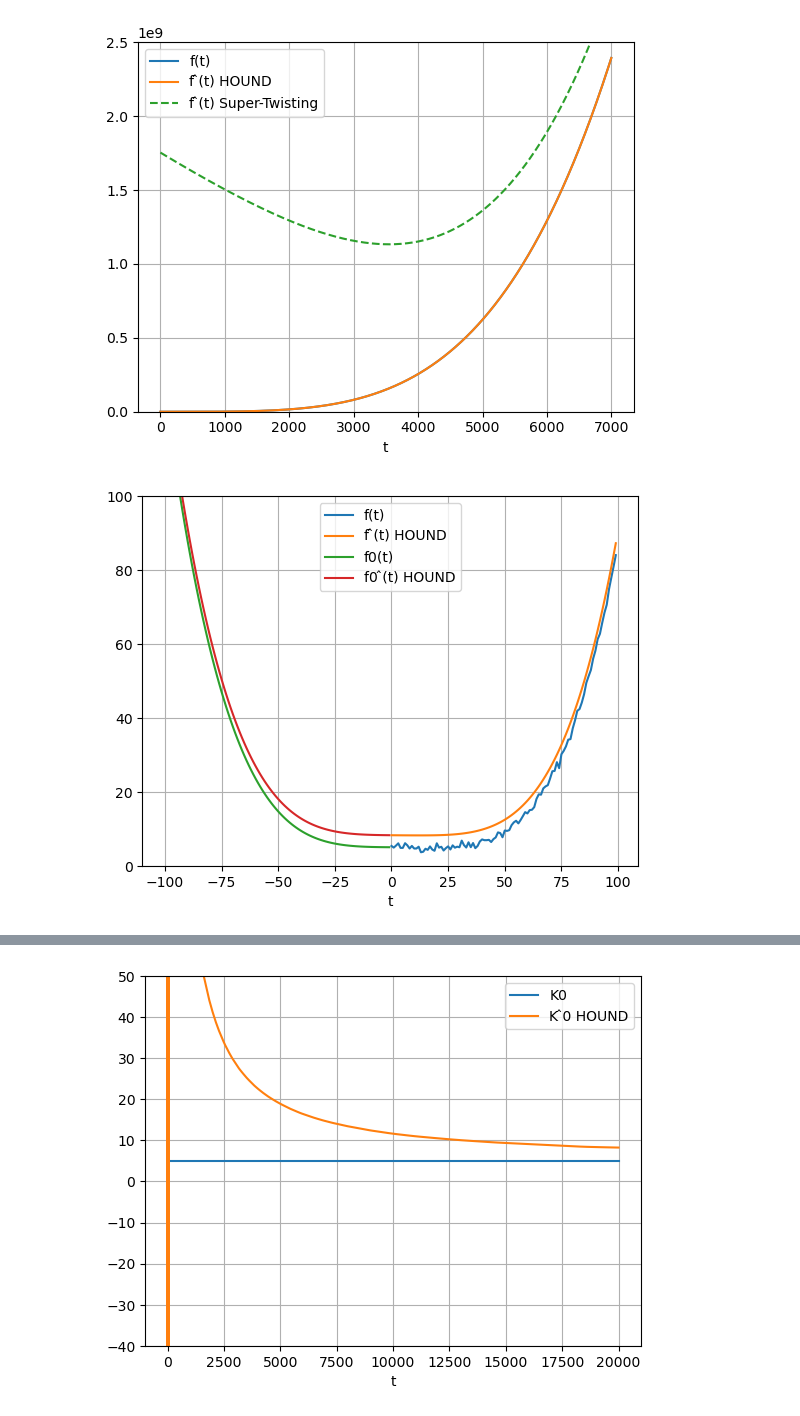
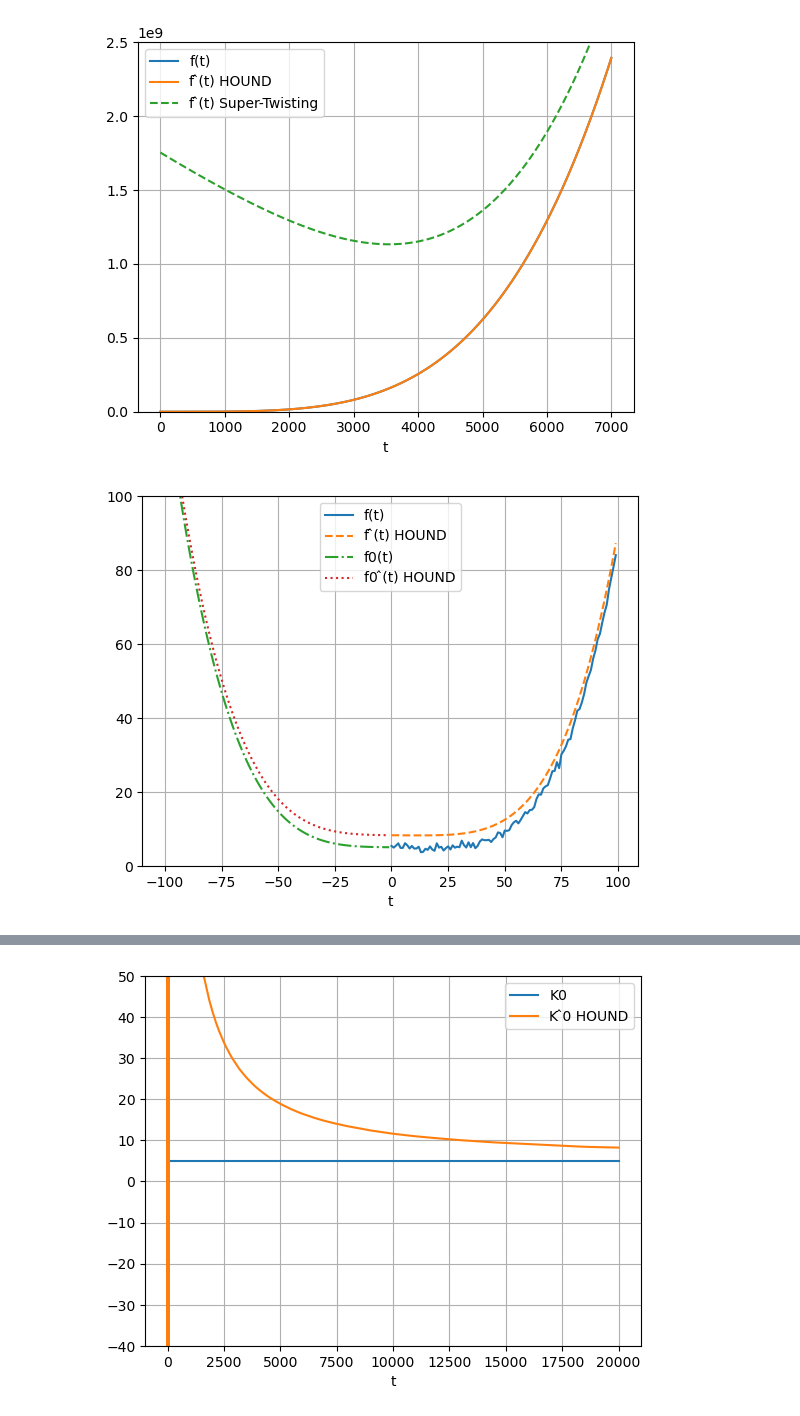
Before and after one commit to katrichek/HOUND, a Jupyter notebook: HOUND.ipynb, the cells around one changed output, grey strips where cells are left out. Saved outputs shown, nothing was run; the diff lists cells and outputs as text; code cells hidden in the pictures.

```diff
--- a/HOUND.ipynb
+++ b/HOUND.ipynb
@@ -189,47 +189,47 @@ plt.show();
 fig, ax = plt.subplots()
 ax.set_ylim(0, 100)
 x = 100
-ax.plot(ts[:x], fs[:x], label='f(t)')
-ax.plot(ts[:x], interp_HOUND[:x], label='f ̂(t) HOUND', linestyle="solid")
-ax.plot(extra_prev_ts, extra_prev_f0, label='f0(t)')
-ax.plot(extra_prev_ts, extra_prev_z0_HOUND, label='f0 ̂(t) HOUND', linestyle="solid")
+ax.plot(ts[:x], fs[:x], label='f(t)', linestyle="solid")
+ax.plot(ts[:x], interp_HOUND[:x], label='f ̂(t) HOUND', linestyle="dashed")
+ax.plot(extra_prev_ts, extra_prev_f0, label='f0(t)', linestyle="dashdot")
+ax.plot(extra_prev_ts, extra_prev_z0_HOUND, label='f0 ̂(t) HOUND', linestyle="dotted")
 ax.set_xlabel("t")
 ax.grid();
 plt.legend()
 plt.show();
 
 fig, ax = plt.subplots()
 x = -100
-ax.plot(ts[x:], fs[x:], label='f(t)')
-ax.plot(ts[x:], interp_HOUND[x:], label='f ̂(t) HOUND', linestyle="solid")
+ax.plot(ts[x:], fs[x:], label='f(t)', linestyle="solid")
+ax.plot(ts[x:], interp_HOUND[x:], label='f ̂(t) HOUND', linestyle="dashdot")
 ax.plot(ts[x:], interpLevant[x:], label='f ̂(t) Super-Twisting', linestyle="dashed")
 ax.plot(ts[x:], interpKhalil[x:], label='f ̂(t) High-Gain', linestyle="dotted")
-ax.plot(extra_post_ts, extra_post_f0, label='f0(t)')
-ax.plot(extra_post_ts, extra_post_z0_HOUND, label='f0 ̂(t) HOUND', linestyle="solid")
+ax.plot(extra_post_ts, extra_post_f0, label='f0(t)', linestyle="solid")
+ax.plot(extra_post_ts, extra_post_z0_HOUND, label='f0 ̂(t) HOUND', linestyle="dashdot")
 ax.plot(extra_post_ts, extra_post_z0Levant, label='f0 ̂(t) Super-Twisting', linestyle="dashed")
 ax.plot(extra_post_ts, extra_post_z0Khalil, label='f0 ̂(t) High-Gain', linestyle="dotted")
 ax.set_xlabel("t")
 ax.grid();
 plt.legend()
 plt.show();
 
 fig, ax = plt.subplots()
 ax.set_xlim(20000-0.0000001, 20000+0.0000001)
 ax.set_ylim(159840119925-6, 159840119925+4)
 x = 2
-ax.plot(ts[-x:], fs[-x:], label='f(t)')
-ax.plot(ts[-x:], interp_HOUND[-x:], label='f ̂(t) HOUND', linestyle="solid")
+ax.plot(ts[-x:], fs[-x:], label='f(t)', linestyle="solid")
+ax.plot(ts[-x:], interp_HOUND[-x:], label='f ̂(t) HOUND', linestyle="dashdot")
 ax.plot(ts[-x:], interpLevant[-x:], label='f ̂(t) Super-Twisting', linestyle="dashed")
 ax.plot(ts[-x:], interpKhalil[-x:], label='f ̂(t) High-Gain', linestyle="dotted")
-ax.plot(extra_post_ts[:x], extra_post_f0[:x], label='f0(t)')
-ax.plot(extra_post_ts[:x], extra_post_z0_HOUND[:x], label='f0 ̂(t) HOUND', linestyle="solid")
+ax.plot(extra_post_ts[:x], extra_post_f0[:x], label='f0(t)', linestyle="solid")
+ax.plot(extra_post_ts[:x], extra_post_z0_HOUND[:x], label='f0 ̂(t) HOUND', linestyle="dashdot")
 ax.plot(extra_post_ts[:x], extra_post_z0Levant[:x], label='f0 ̂(t) Super-Twisting', linestyle="dashed")
 ax.plot(extra_post_ts[:x], extra_post_z0Khalil[:x], label='f0 ̂(t) High-Gain', linestyle="dotted")
 ax.set_xlabel("t")
 ax.grid();
 plt.legend()
 plt.show();
 # %% [output]
 [figure]
 [figure]
-[figure, old version]
+[figure, new version]
```
Also changed, not shown: parts of 4 cells of this notebook.
